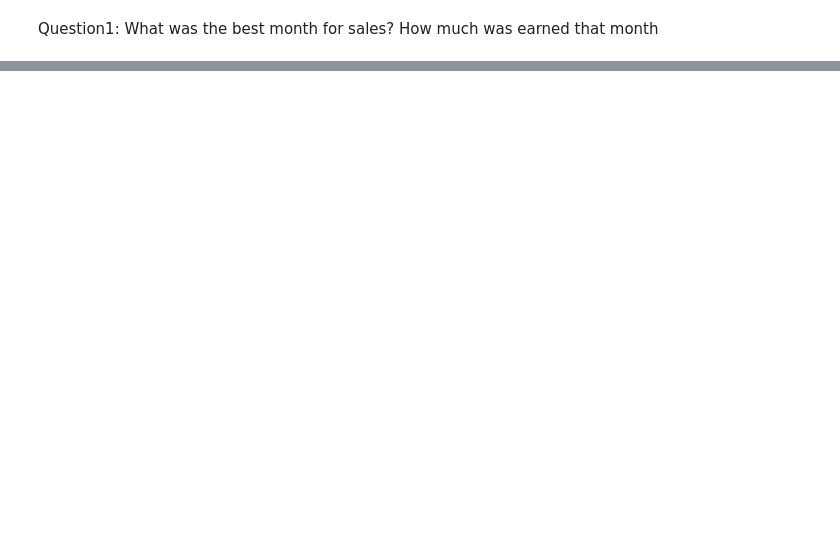
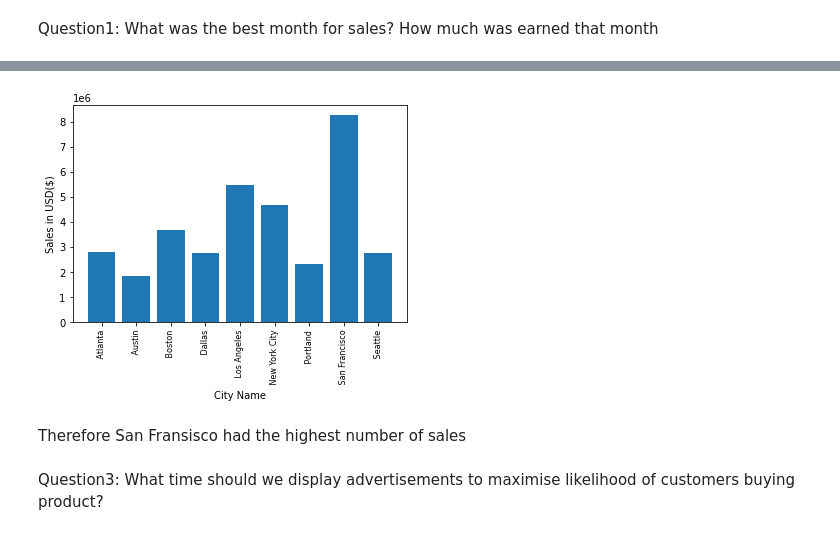
Before and after one commit to chrisokoth/Sales_Data, a Jupyter notebook: Analysis.ipynb, the cells around one changed output, grey strips where cells are left out. Drawn from its saved outputs; the diff is of its cells as text; code cells hidden in the pictures; blank space fills up the shorter version.

```diff
--- a/Analysis.ipynb
+++ b/Analysis.ipynb
@@ -138,0 +186,20 @@ TypeError: can't multiply sequence by non-int of type 'float'
+# %%
+# we use .apply() method
+# It allows you to run any function in the dataframe
+#merged_data['Column']= merged_data['Purchase Address'].apply(lambda x: x.split(',')[1])
+def get_city(address):
+    elements = address.split(',')
+    if len(elements) >= 2:
+        return elements[1]
+    else:
+        return ''
+
+merged_data['City'] = merged_data['Purchase Address'].apply(get_city)
+#merged_data=merged_data.drop(columns='Column')
+
+merged_data.head()
+#This code defines a function get_city that splits the address by comma and
+#returns the second element if the list has at least two elements. If the list has fewer
+#than two elements, it returns an empty string.
+#The apply method then applies this function to each element of the 'Purchase Address'
+# column and assigns the result to the 'Column' column
@@ -138,0 +227,17 @@ TypeError: can't multiply sequence by non-int of type 'float'
+# %%
+# plot graph to visualize the data
+import matplotlib.pyplot as plt
+cities = [city for city, df in merged_data.groupby('City')]
+results = merged_data.groupby('City').sum()
+
+plt.bar(cities, results['Sales'])
+plt.xticks(cities, rotation='vertical', size=8)
+plt.ylabel('Sales in USD($)')
+plt.xlabel('City Name')
+plt.show()
+# %% [output]
+[figure, added]
+# %% [markdown]
+Therefore San Fransisco had the highest number of sales
+# %% [markdown]
+Question3: What time should we display advertisements to maximise likelihood of customers buying product?
```
Also changed, not shown: parts of 32 cells of this notebook, 1 other file.
